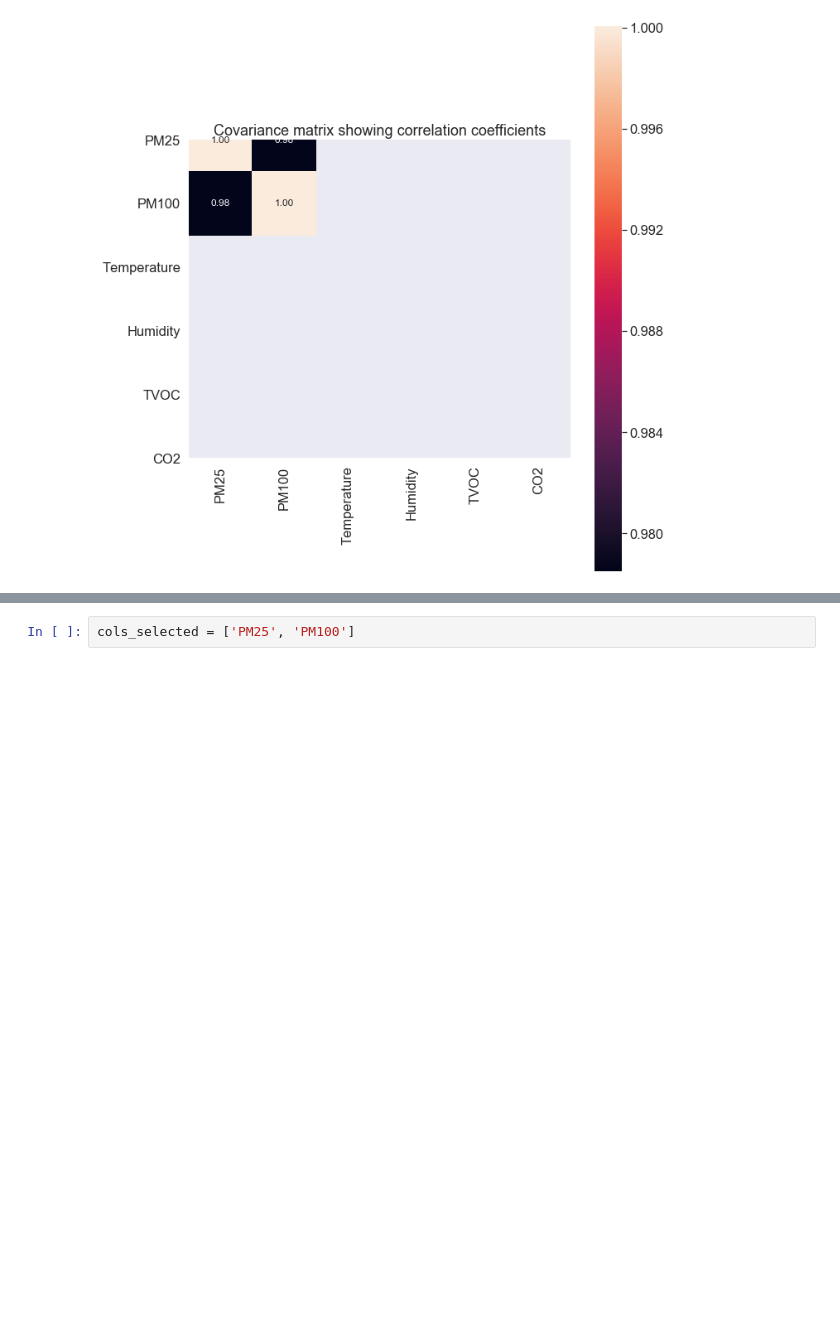
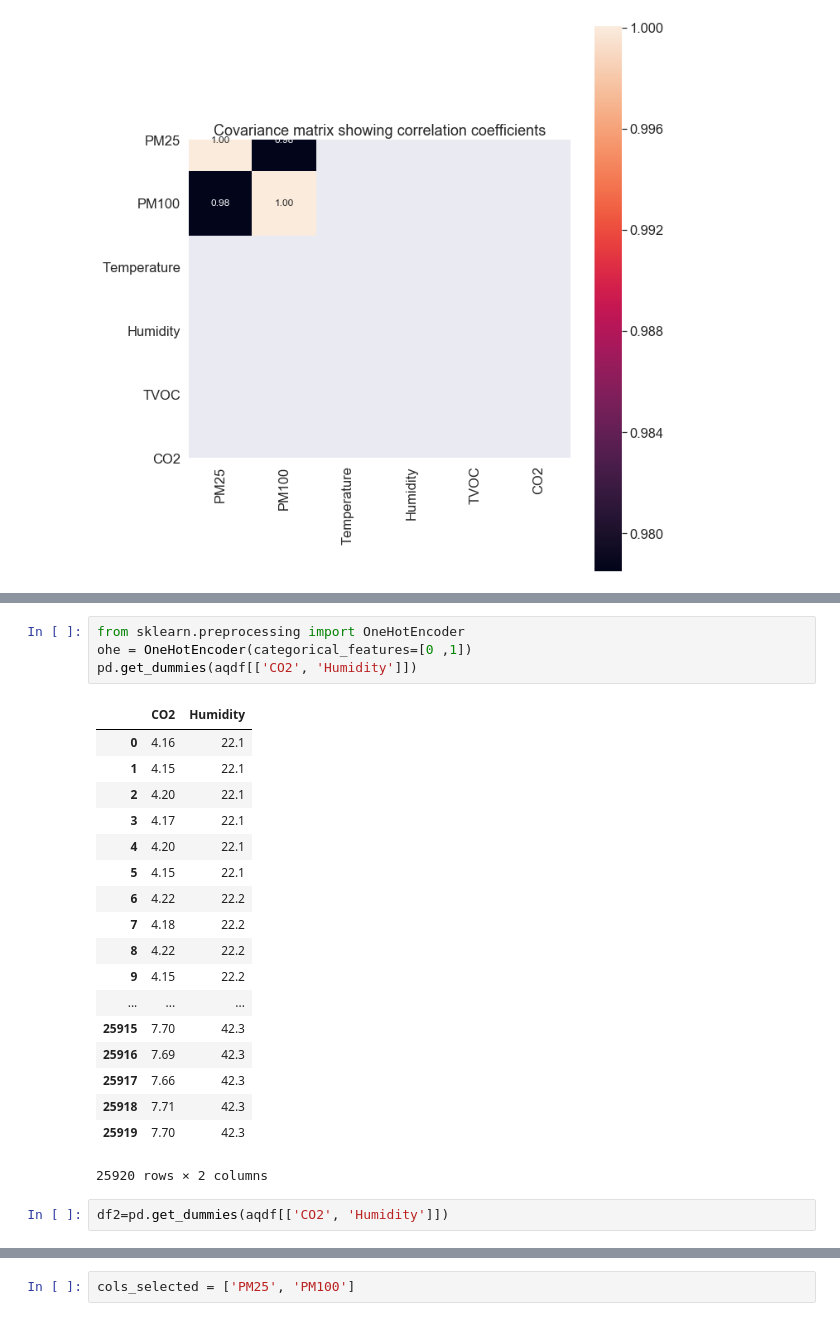
Before and after one commit to iceman67/HRS, a Jupyter notebook: pm25_regression_scikit.ipynb, the cells around one changed output, grey strips where cells are left out. Drawn from its saved outputs; the diff is of its cells as text; blank space fills up the shorter version.

```diff
--- a/pm25_regression_scikit.ipynb
+++ b/pm25_regression_scikit.ipynb
@@ -63,0 +89,25 @@ plt.show()
+# %%
+from sklearn.preprocessing import OneHotEncoder
+ohe = OneHotEncoder(categorical_features=[0 ,1])
+pd.get_dummies(aqdf[['CO2', 'Humidity']])
+# %% [output]
+|  | CO2 | Humidity |
+| 0 | 4.16 | 22.1 |
+| 1 | 4.15 | 22.1 |
+| 2 | 4.20 | 22.1 |
+| 3 | 4.17 | 22.1 |
+| 4 | 4.20 | 22.1 |
+| 5 | 4.15 | 22.1 |
+| 6 | 4.22 | 22.2 |
+| 7 | 4.18 | 22.2 |
+| 8 | 4.22 | 22.2 |
+| 9 | 4.15 | 22.2 |
+| ... | ... | ... |
+| 25915 | 7.70 | 42.3 |
+| 25916 | 7.69 | 42.3 |
+| 25917 | 7.66 | 42.3 |
+| 25918 | 7.71 | 42.3 |
+| 25919 | 7.70 | 42.3 |
+25920 rows × 2 columns
+# %%
+df2=pd.get_dummies(aqdf[['CO2', 'Humidity']])
```
Also changed, not shown: parts of 23 cells of this notebook.
